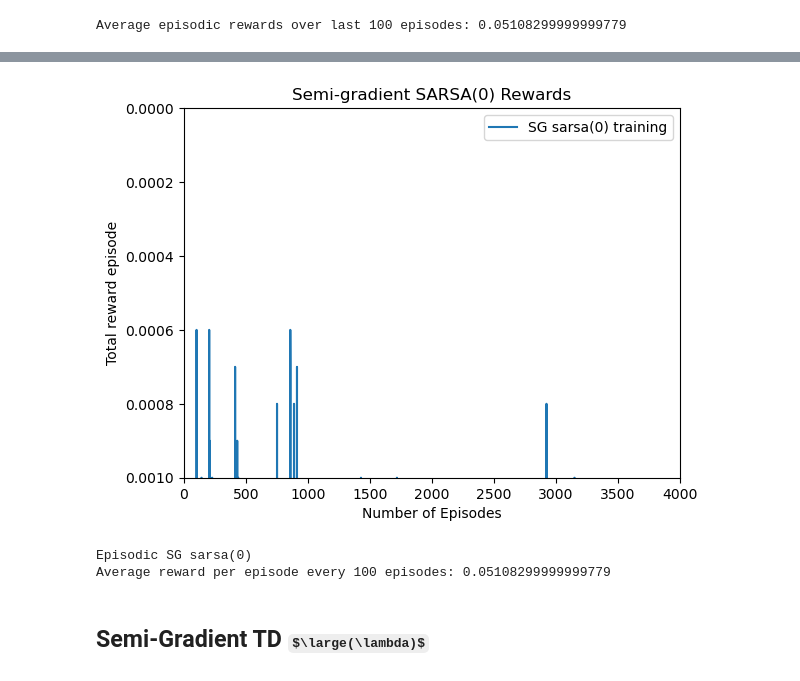
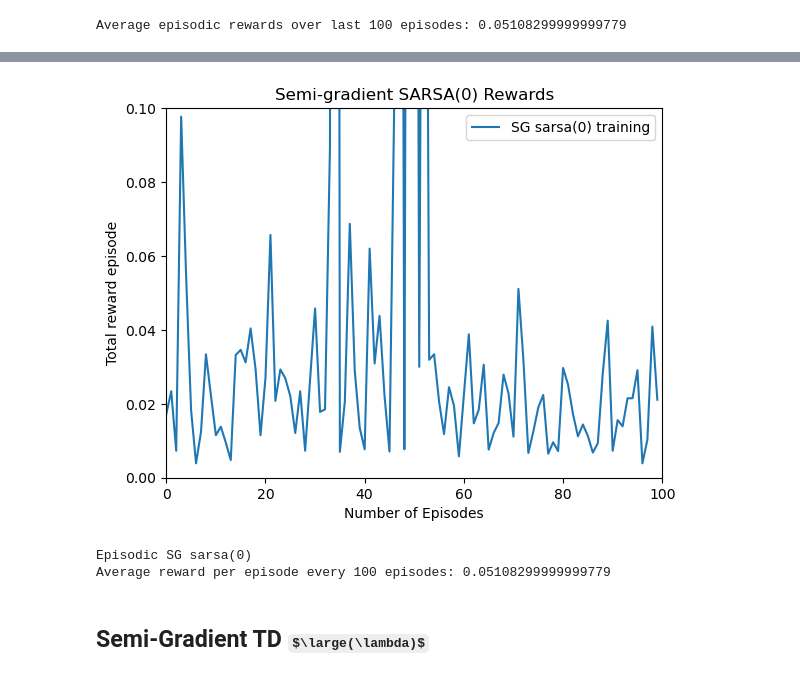
Before and after one commit to pam1202g/SIT796RL, a Jupyter notebook: SG-Sarsa-Frozen-Lake.ipynb, the cells around one changed output, grey strips where cells are left out. Saved outputs shown, nothing was run; the diff lists cells and outputs as text; code cells hidden in the pictures; some formulas as TeX source.

```diff
--- a/SG-Sarsa-Frozen-Lake.ipynb
+++ b/SG-Sarsa-Frozen-Lake.ipynb
@@ -159,9 +159,9 @@ print("Average episodic rewards over last 100 episodes:", np.mean(episodic_rewar
 # %% [output]
 Average episodic rewards over last 100 episodes: 0.05108299999999779
 # %%
-def plot_values(episode_count, sarsa0_episode_rewards, title):
+def plot_values(episode_count, sarsa0_episode_rewards, title, y_limit):
     plt.plot(np.arange(episode_count), sarsa0_episode_rewards[-episode_count:], label='SG sarsa(0) training')
-    plt.ylim(0.001, 0)
+    plt.ylim(0, y_limit)
     plt.xlim(0, episode_count)
     plt.xlabel('Number of Episodes')
     plt.ylabel('Total reward episode')
@@ -171,11 +175,11 @@ def plot_values(episode_count, sarsa0_episode_rewards, title):
 # %%
-plot_values(4000, episodic_rewards, 'Semi-gradient SARSA(0) Rewards')
+plot_values(100, episodic_rewards[-100:], 'Semi-gradient SARSA(0) Rewards', 0.1)
 
 print("")
 print("\nEpisodic SG sarsa(0)")
 print("Average reward per episode every 100 episodes:", np.mean(episodic_rewards[-100:]))
 # %% [output]
-[figure, old version]
+[figure, new version]
 Episodic SG sarsa(0)
 Average reward per episode every 100 episodes: 0.05108299999999779
 # %% [markdown]
```
Also changed, not shown: parts of 3 cells of this notebook.
